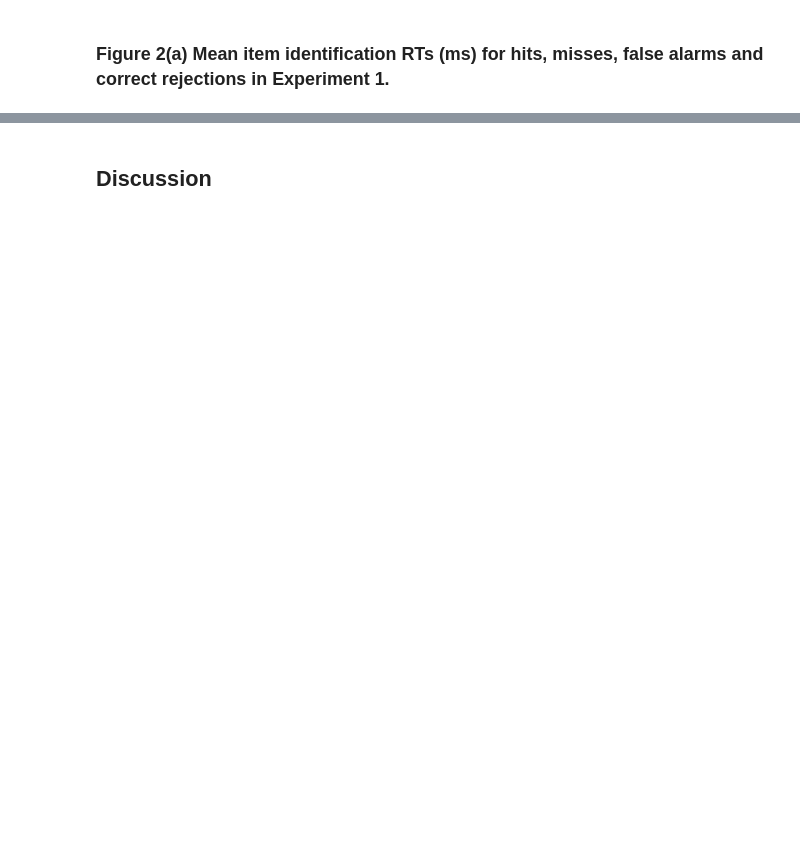
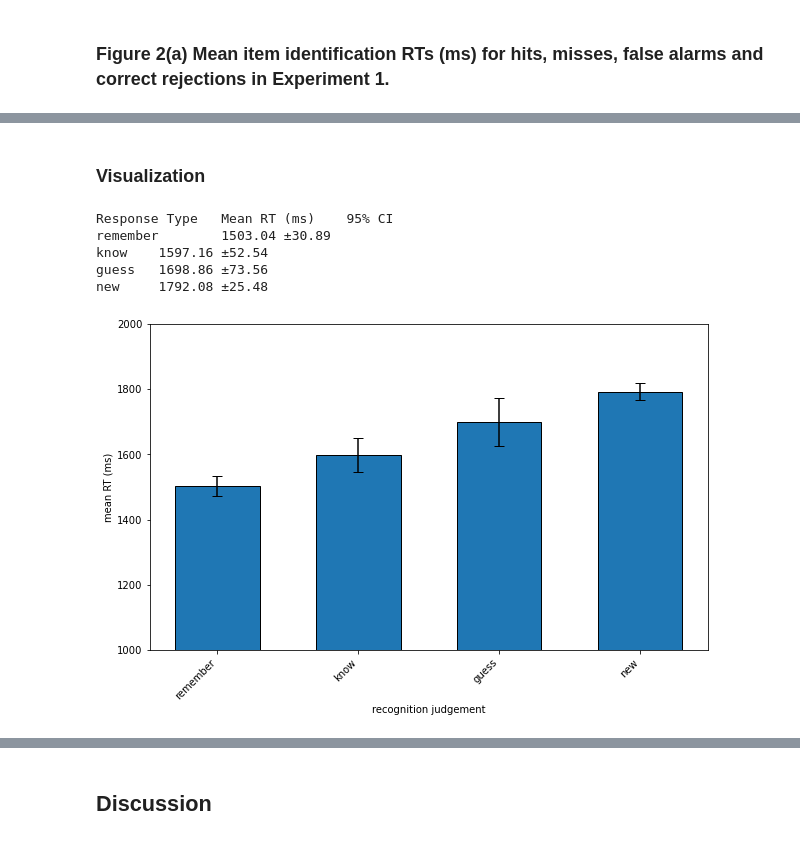
Before and after one commit to LinzanLiu/datascipsych_finalproject, a Jupyter notebook: jupyter/replication.ipynb, the cells around one changed output, grey strips where cells are left out. Cells and saved outputs as stored; diff of their text form; code cells hidden in the pictures; blank space fills up the shorter version.

```diff
--- a/jupyter/replication.ipynb
+++ b/jupyter/replication.ipynb
@@ -515,0 +381,79 @@ At present, there are certain differences between the variance analysis results
+# %% [markdown]
+### Visualization
+# %%
+# Prepare data for R/K/G responses
+order_rkg = ['remember', 'know', 'guess', 'new']
+item_resp_map = {'Remember': 'remember', 'Know': 'know', 'Guess': 'guess', 'New': 'new'}
+
+# Get all hit trials for R/K/G
+hit_trials = df[df['ItemRecogStatus'] == 'Hit']
+
+# Use all trials where ItemRecognResp is New
+new_trials = df[df['ItemRecognResp'] == 'New']
+
+means = []
+errors = []
+labels = []
+order_vals = []
+
+# Process R/K/G from hit trials
+for resp, category in item_resp_map.items():
+    if resp == 'New':
+        # Handle New responses separately
+        data = new_trials['idRespTime_ms']
+    else:
+        # Handle R/K/G from hit trials
+        data = hit_trials[hit_trials['ItemRecognResp'] == resp]['idRespTime_ms']
+
+    if len(data) > 0:
+        means.append(data.mean())
+        errors.append(1.96 * stats.sem(data))
+        labels.append(category)
+        order_vals.append(order_rkg.index(category))
+
+# Sort by order values
+ordered_indices = np.argsort(order_vals)
+means = np.array(means)[ordered_indices]
+errors = np.array(errors)[ordered_indices]
+labels = [labels[i] for i in ordered_indices]
+x_positions = np.arange(len(means))
+
+# Print out the calculated means and errors
+print("Response Type\tMean RT (ms)\t95% CI")
+for i, label in enumerate(labels):
+    print(f"{label}\t{means[i]:.2f}\t±{errors[i]:.2f}")
+
+plt.figure(figsize=(10, 6))
+
+# Create the bar plot
+bars = plt.bar(
+    x_positions,
+    means,
+    edgecolor='black',
+    width=0.6
+)
+
+# Add error bars using numpy arrays
+plt.errorbar(
+    x_positions,
+    means,
+    yerr=errors,
+    fmt='none',
+    color='black',
+    capsize=5
+)
+
+# Set styling
+plt.ylim(1000, 2000)
+plt.xticks(x_positions, labels, rotation=45, ha='right')
+plt.xlabel('recognition judgement')
+plt.ylabel('mean RT (ms)')
+plt.savefig('figure_2b.png', dpi=300, bbox_inches='tight')
+plt.show()
+# %% [output]
+Response Type   Mean RT (ms)    95% CI
+remember        1503.04 ±30.89
+know    1597.16 ±52.54
+guess   1698.86 ±73.56
+new     1792.08 ±25.48
+[figure, added]
```
Also changed, not shown: parts of 106 cells of this notebook, 6 other files.
